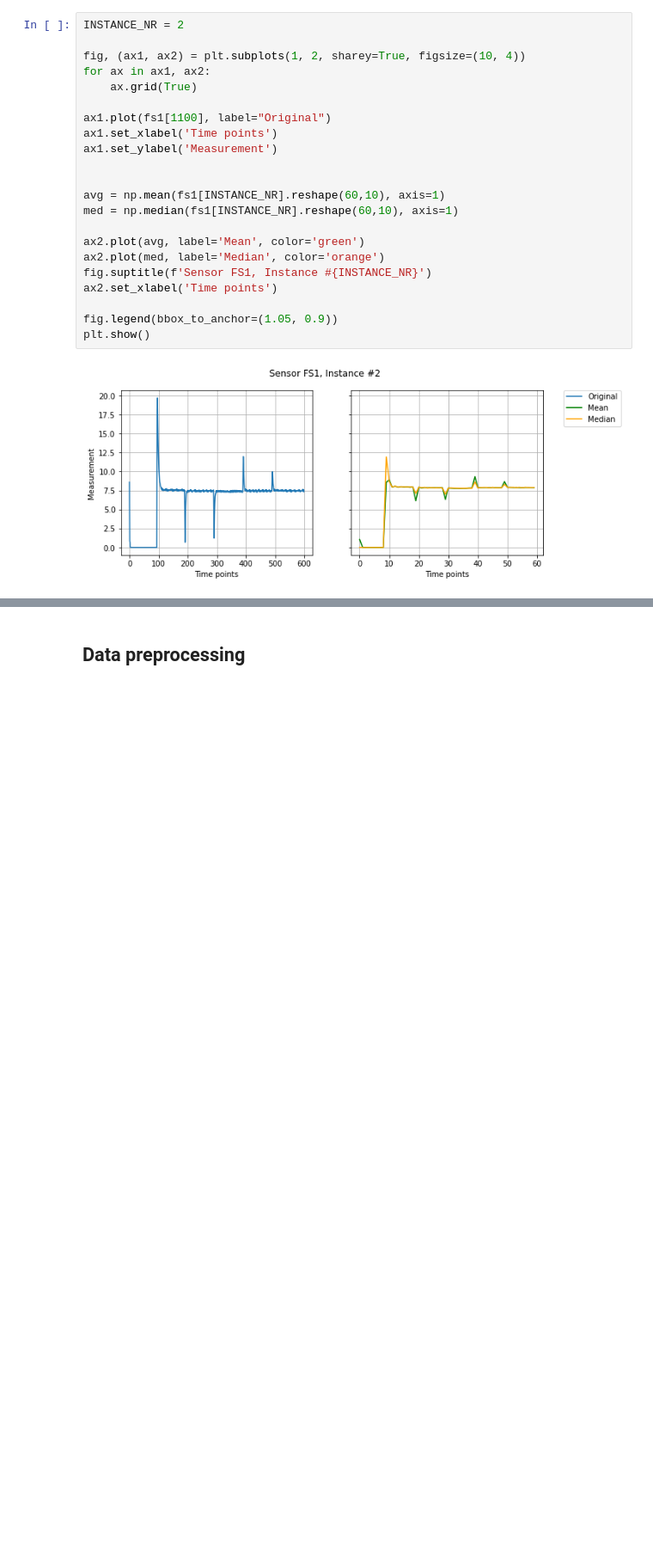
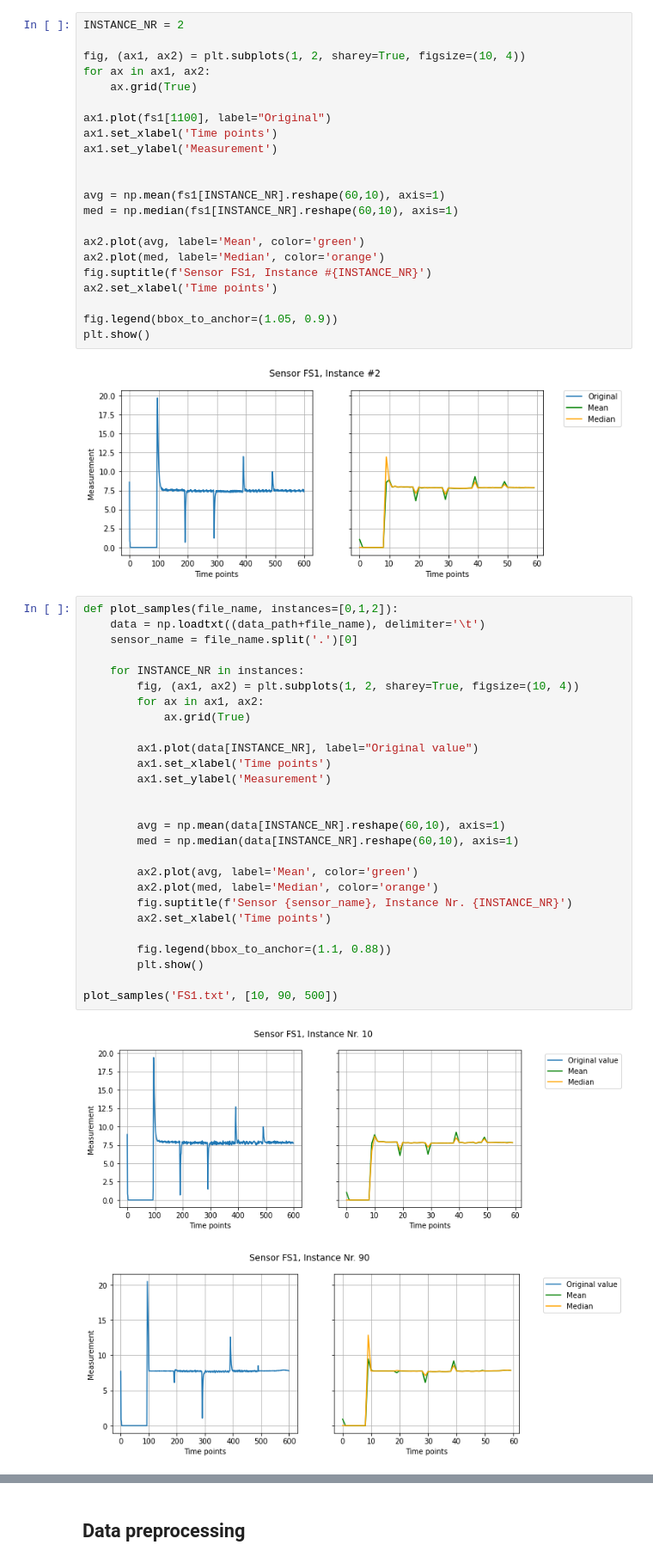
Before and after one commit to shamilnabiyev/automl-time-series, a Jupyter notebook: notebooks/pdm-hydraulic-system-data-preprocessing.ipynb, the cells around one changed output, grey strips where cells are left out. Shown at 86% size. Cells and saved outputs as stored; diff of their text form; blank space fills up the shorter version.

Commit message:
Added new plots

```diff
--- a/notebooks/pdm-hydraulic-system-data-preprocessing.ipynb
+++ b/notebooks/pdm-hydraulic-system-data-preprocessing.ipynb
@@ -44,3 +44,33 @@ fig.legend(bbox_to_anchor=(1.05, 0.9))
 plt.show()
 # %% [output]
 [figure]
+# %%
+def plot_samples(file_name, instances=[0,1,2]):
+    data = np.loadtxt((data_path+file_name), delimiter='\t')
+    sensor_name = file_name.split('.')[0]
+
+    for INSTANCE_NR in instances:
+        fig, (ax1, ax2) = plt.subplots(1, 2, sharey=True, figsize=(10, 4))
+        for ax in ax1, ax2:
+            ax.grid(True)
+
+        ax1.plot(data[INSTANCE_NR], label="Original value")
+        ax1.set_xlabel('Time points')
+        ax1.set_ylabel('Measurement')
+
+
+        avg = np.mean(data[INSTANCE_NR].reshape(60,10), axis=1)
+        med = np.median(data[INSTANCE_NR].reshape(60,10), axis=1)
+
+        ax2.plot(avg, label='Mean', color='green')
+        ax2.plot(med, label='Median', color='orange')
+        fig.suptitle(f'Sensor {sensor_name}, Instance Nr. {INSTANCE_NR}')
+        ax2.set_xlabel('Time points')
+
+        fig.legend(bbox_to_anchor=(1.1, 0.88))
+        plt.show()
+
+plot_samples('FS1.txt', [10, 90, 500])
+# %% [output]
+[figure, added]
+[figure, added]
```
Also changed, not shown: parts of 1 cell of this notebook.
